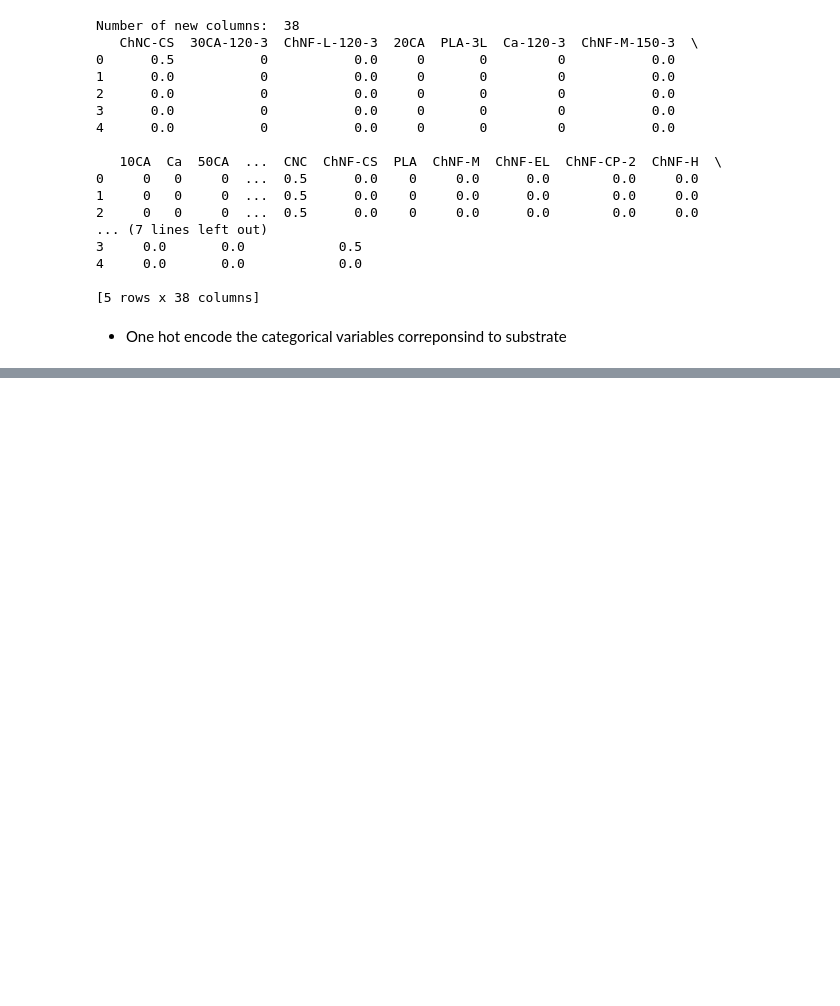
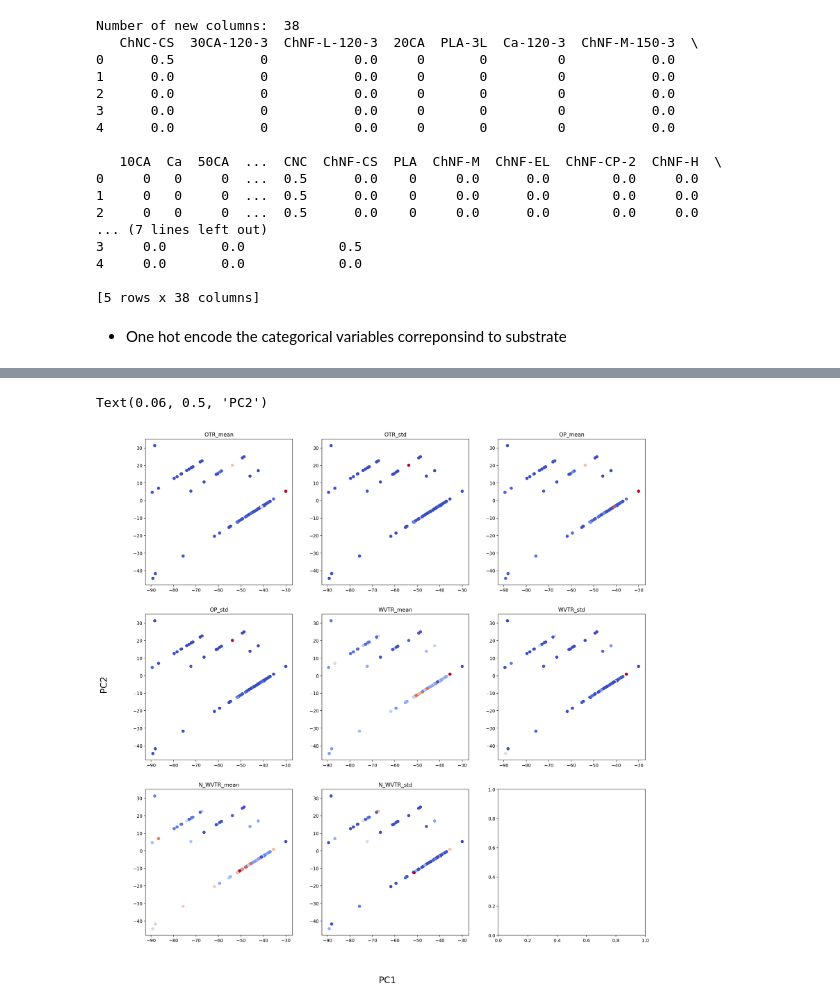
Before and after one commit to ltimmerman3/ProcSys_Project, a Jupyter notebook: Preprocessing.ipynb, the cells around one changed output, grey strips where cells are left out. Saved outputs shown, nothing was run; the diff lists cells and outputs as text; code cells hidden in the pictures; blank space fills up the shorter version.

```diff
--- a/Preprocessing.ipynb
+++ b/Preprocessing.ipynb
@@ -188,0 +233,18 @@ df.to_csv('Preprocessed_Data_RH50.csv')
+# %%
+# PCA projection
+PCA_comps = np.dot(numeric_features, eigenvectors[:,:2])
+
+n_targets = len(Targets)
+n_axis = int(np.ceil(np.sqrt(n_targets)))
+fig, ax = plt.subplots(n_axis,n_axis,figsize=(20,20),dpi=200)
+for i in range(n_axis):
+    for j in range(n_axis):
+        if i*n_axis+j < n_targets:
+            ax[i,j].scatter(PCA_comps[:,0], PCA_comps[:,1], c=numeric_targets[:,i*n_axis+j], cmap='coolwarm')
+            ax[i,j].set_title(Targets[i*n_axis+j])
+
+fig.text(0.5, 0.04, 'PC1', ha='center', va='center', fontdict={'fontsize': 20})
+fig.text(0.06, 0.5, 'PC2', ha='center', va='center', rotation='vertical',fontdict={'fontsize': 20})
+# %% [output]
+Text(0.06, 0.5, 'PC2')
+[figure, added]
```
Also changed, not shown: parts of 9 cells of this notebook, 5 other files.
